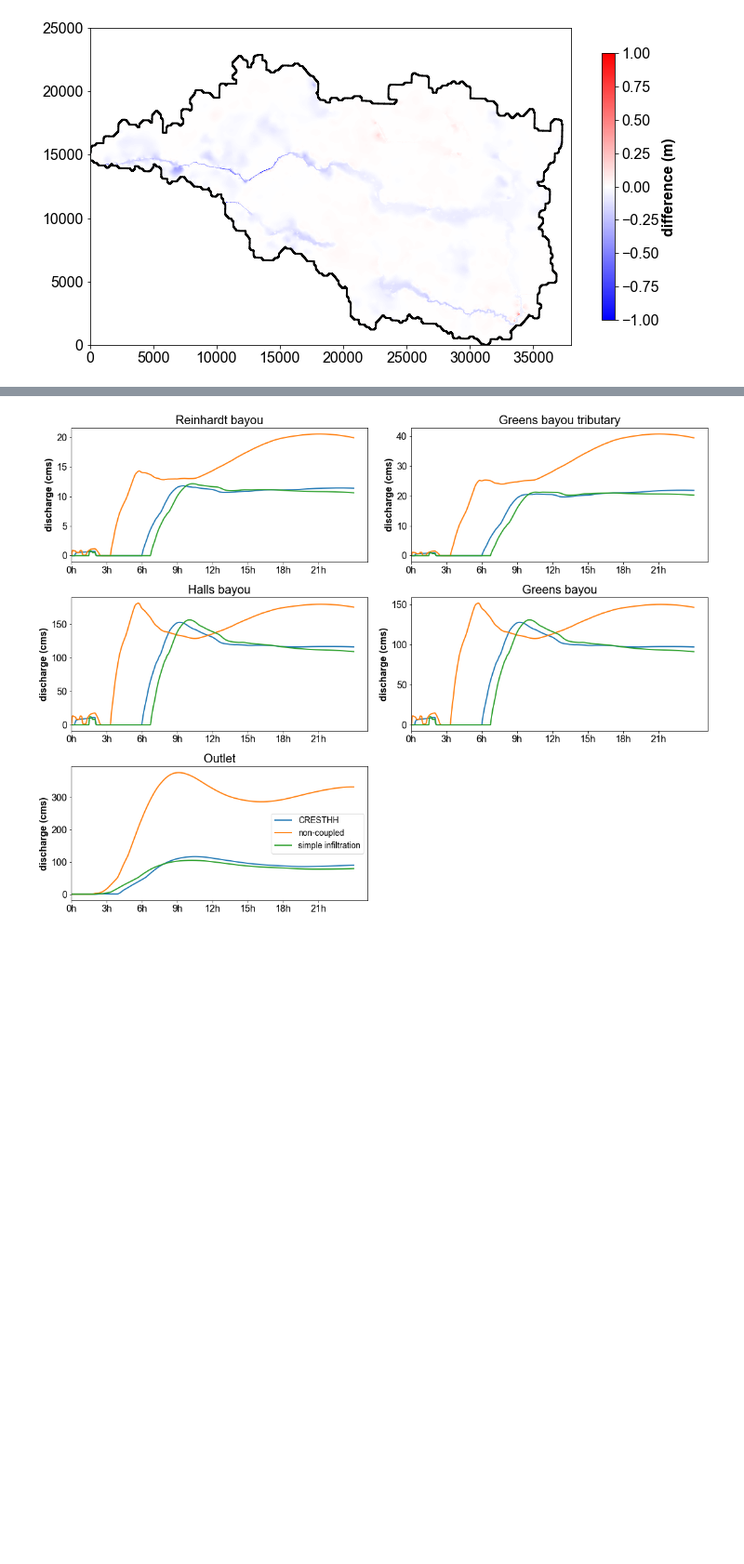
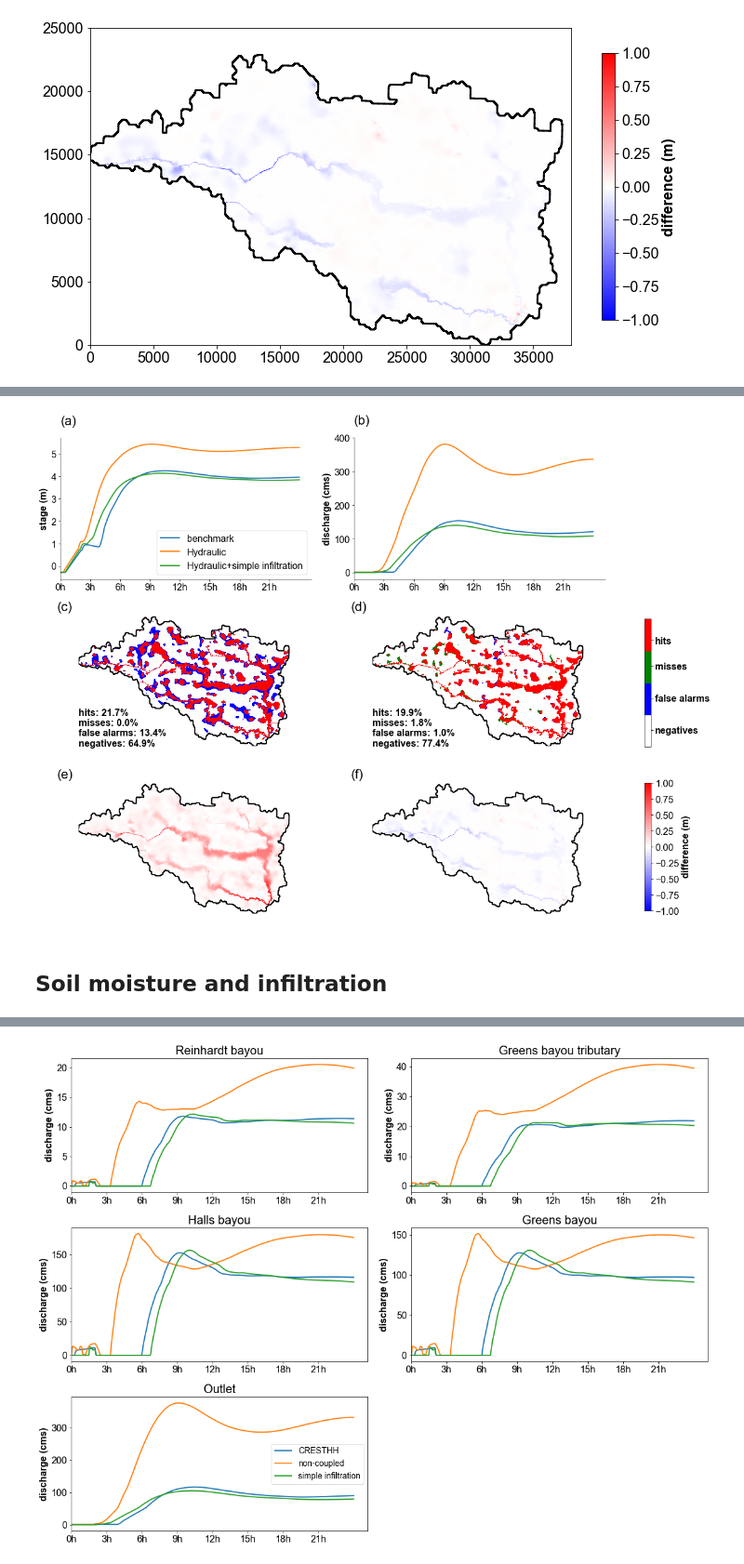
Before and after one commit to chrimerss/CREST-iMAP, a Jupyter notebook: Examples/Sensitivity/SyntheticRainfall_results.ipynb, the cells around one changed output, grey strips where cells are left out. Shown at 93% size. Saved outputs shown, nothing was run; the diff lists cells and outputs as text; code cells hidden in the pictures; blank space fills up the shorter version.

```diff
--- a/Examples/Sensitivity/SyntheticRainfall_results.ipynb
+++ b/Examples/Sensitivity/SyntheticRainfall_results.ipynb
@@ -72,11 +81,13 @@ coupledSplotter.triang.x.shape
 # %%
 from netCDF4 import Dataset
 import matplotlib.tri as mtri
-def interpolateSWW(swwfile, field, xi, yi):
+def interpolateSWW(swwfile, field, xi, yi, reduction=None):
     nc= Dataset(swwfile)
     if isinstance(field, str):
         if field=='depth':
             fea= nc['stage'][:].max(axis=0)- nc['elevation'][:]
+        else:
+            fea= nc[field][:][reduction]
     else:
         msg= 'not supported field'
         raise msg
@@ -92,16 +103,16 @@ def interpolateSWW(swwfile, field, xi, yi):
 
     return xi, yi, zi_lin
 
-def interpolateSplotter(splotter,feature, xi, yi):
+def interpolateSplotter(splotter,field, xi, yi):
 
     if isinstance(field, str):
         if field=='depth':
             fea= nc['stage'][:].max(axis=0)- nc['elevation'][:]
     elif isinstance(field, np.ndarray):
-        fea= feature
+        fea= field
 
 #     interp_lin = mtri.CubicTriInterpolator(triang, z, kind='geom')
-    triangles= splotter.volumns
+    triangles= splotter.volumes
     x= splotter.x
     y= splotter.y
     triang= mtri.Triangulation(x, y, triangles)
@@ -112,7 +123,7 @@ def interpolateSplotter(splotter,feature, xi, yi):
     return xi, yi, zi_lin
 # %%
 boundary= gpd.read_file('/home/ZhiLi/mesher/examples/08076700_new/stream_dem/DEM_10m/line_DEM_10m.shp')
-x= np.array(boundary.geometry[0].coords)[:,0]-benchmarkSplotter.xllcorner
-y=np.array(boundary.geometry[0].coords)[:,1]-benchmarkSplotter.yllcorner
+x= np.array(boundary.geometry[0].coords)[:,0]-coupledSplotter.xllcorner
+y=np.array(boundary.geometry[0].coords)[:,1]-coupledSplotter.yllcorner
 # %% [markdown]
 # Level 1: Model engine
@@ -199,0 +252,64 @@ Figure files for each frame will be stored in _plot
+# %%
+xi,yi,MD_benchmark= interpolateSWW('Coupled_10m_modified_mesh.sww', 'depth',np.arange(0,38000,10), np.arange(0,25000,10))
+xi,yi,MD_noncouple= interpolateSWW('nonCoupled_10m_modified_mesh.sww', 'depth', np.arange(0,38000,10), np.arange(0,25000,10))
+xi,yi,MD_infiltration= interpolateSWW('Coupled_10m_modified_mesh_infiltration.sww', 'depth', np.arange(0,38000,10), np.arange(0,25000,10))
+# %%
+fig = plt.figure(figsize=(16,12),constrained_layout=True)
+gs = gridspec.GridSpec(3, 7, figure=fig)
+ax= fig.add_subplot(gs[0,:3])
+ax.plot(benchmark.stage.values, label='benchmark')
+ax.plot(noncoupled_10m.stage.values, label='Hydraulic')
+ax.plot(infil.stage.values, label='Hydraulic+simple infiltration')
+ax.set_xticks(np.arange(0,24*30,3*30))
+ax.set_xticklabels(['%dh'%i for i in np.arange(0,24,3)])
+ax.set_xlim([0,None])
+ax.set_ylabel('stage (m)')
+ax.spines['right'].set_visible(False)
+ax.spines['top'].set_visible(False);
+plt.legend(fontsize=16);
+# plt.title('(a)', pad=20, loc='left')
+plt.text(0, 6.3, '(a)', fontsize=22)
+ax= fig.add_subplot(gs[0,3:6])
+ax.plot(benchmark.Q.values, label='benchmark')
+ax.plot(noncoupled_10m.Q.values, label='Hydraulic')
+ax.plot(infil.Q.values, label='Hydraulic+simple infiltration')
+# ax.plot(crest_Q_csv.iloc[:,0].values*0.2, label='CREST')
+# iloc= locale(284222.90452033,3302822.64983592,coupledSplotter,'vertice')
+# ax.plot(Q_grid[:,iloc])
+ax.set_xticks(np.arange(0,24*30,3*30))
+ax.set_xticklabels(['%dh'%i for i in np.arange(0,24,3)])
+ax.set_xlim([0,None])
+ax.set_ylabel('discharge (cms)')
+ax.spines['right'].set_visible(False)
+ax.spines['top'].set_visible(False);
+# plt.title('(b)', pad=20, loc='left')
+plt.text(0, 440, '(b)', fontsize=22)
+
+
+ax= fig.add_subplot(gs[1,:3])
+visualize_binary(xi, yi, MD_noncouple, MD_benchmark)
+# plt.title('(c)', pad=20, loc='left')
+plt.text(-3800, 24000, '(c)', fontsize=22)
+ax= fig.add_subplot(gs[1,3:6])
+map= visualize_binary(xi, yi, MD_infiltration, MD_benchmark)
+# plt.title('(d)', pad=20, loc='left')
+plt.text(-3800, 24000, '(d)', fontsize=22)
+# ax= fig.add_subplot(gs[0,6])
+cbar= plt.colorbar(mappable=map, cax=fig.add_axes([0.9, 0.37,0.01,0.25]),ticks=[0.4,1.15,1.9,2.5], shrink=0.2)
+cbar.ax.set_yticklabels(['negatives','false alarms','misses','hits'], weight='bold')
+
+
+ax= fig.add_subplot(gs[2,:3])
+visualize_depth(xi, yi, MD_noncouple, MD_benchmark)
+plt.text(-3800, 24000, '(e)', fontsize=22)
+ax= fig.add_subplot(gs[2,3:6])
+map= visualize_depth(xi, yi, MD_infiltration, MD_benchmark)
+# plt.title('(f)', pad=20, loc='left')
+plt.text(-3800, 24000, '(f)', fontsize=22)
+# ax= fig.add_subplot(gs[1,6])
+cbar= plt.colorbar(mappable=map, cax=fig.add_axes([0.9, 0.05,0.01,0.25]), shrink=0.2)
+cbar.ax.set_ylabel('difference (m)')
+# plt.text(-1000, 30000, '(f)')
+plt.tight_layout();
+# %% [output]
+[figure, added]
@@ -199,0 +319,2 @@ Figure files for each frame will be stored in _plot
+# %% [markdown]
+## Soil moisture and infiltration
```
Also changed, not shown: parts of 55 cells of this notebook, 50 other files.
